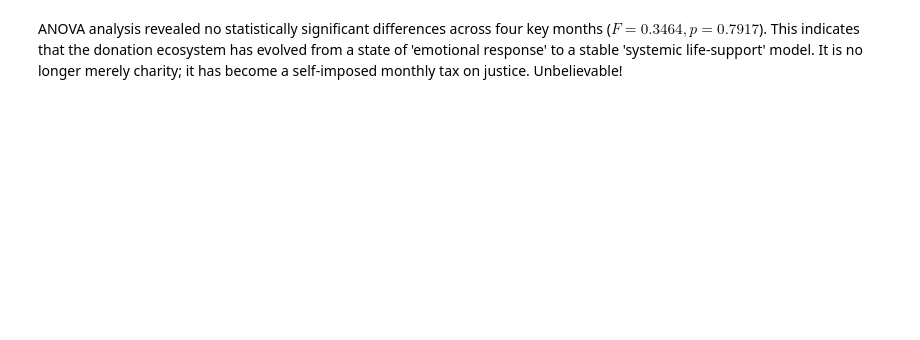
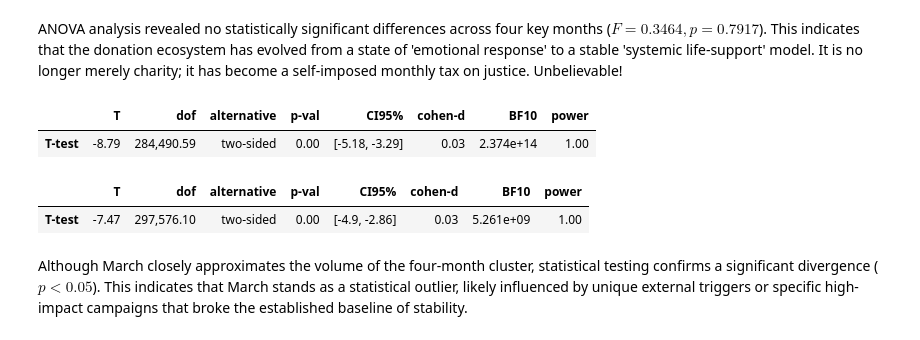
Before and after one commit to Gipnokrolik/ua-aid-intelligence-hub, a Jupyter notebook: notebooks/grassroots_funding_analisys.ipynb, the cells around one changed output. Saved outputs shown, nothing was run; the diff lists cells and outputs as text; code cells hidden in the pictures; blank space fills up the shorter version.

```diff
--- a/notebooks/grassroots_funding_analisys.ipynb
+++ b/notebooks/grassroots_funding_analisys.ipynb
@@ -559,8 +483,9 @@ Pretty close, right?
 # %%
 january  = df.query('month == "01 - 2025"')['amount_eur']
 november = df.query('month == "11 - 2025"')['amount_eur']
-december  = df.query('month == "12 - 2025"')['amount_eur']
-june  = df.query('month == "06 - 2025"')['amount_eur']
+december = df.query('month == "12 - 2025"')['amount_eur']
+june     = df.query('month == "06 - 2025"')['amount_eur']
+march    = df.query('month == "03 - 2025"')['amount_eur']
 # %%
 (january == 0).sum()
 # %% [output]
@@ -607,2 +532,16 @@ F-statistic: 0.3464, p-value: 0.7917
 # %% [markdown]
 ANOVA analysis revealed no statistically significant differences across four key months ($F = 0.3464, p = 0.7917$). This indicates that the donation ecosystem has evolved from a state of 'emotional response' to a stable 'systemic life-support' model. It is no longer merely charity; it has become a self-imposed monthly tax on justice. Unbelievable!
+# %%
+ttest_result = pg.ttest(january, march)
+display(ttest_result)
+# %% [output]
+|  | T | dof | alternative | p-val | CI95% | cohen-d | BF10 | power |
+| T-test | -8.79 | 284,490.59 | two-sided | 0.00 | [-5.18, -3.29] | 0.03 | 2.374e+14 | 1.00 |
+# %%
+ttest_result = pg.ttest(december, march)
+display(ttest_result)
+# %% [output]
+|  | T | dof | alternative | p-val | CI95% | cohen-d | BF10 | power |
+| T-test | -7.47 | 297,576.10 | two-sided | 0.00 | [-4.9, -2.86] | 0.03 | 5.261e+09 | 1.00 |
+# %% [markdown]
+Although March closely approximates the volume of the four-month cluster, statistical testing confirms a significant divergence ($p < 0.05$). This indicates that March stands as a statistical outlier, likely influenced by unique external triggers or specific high-impact campaigns that broke the established baseline of stability.
```
Also changed, not shown: parts of 5 cells of this notebook.
